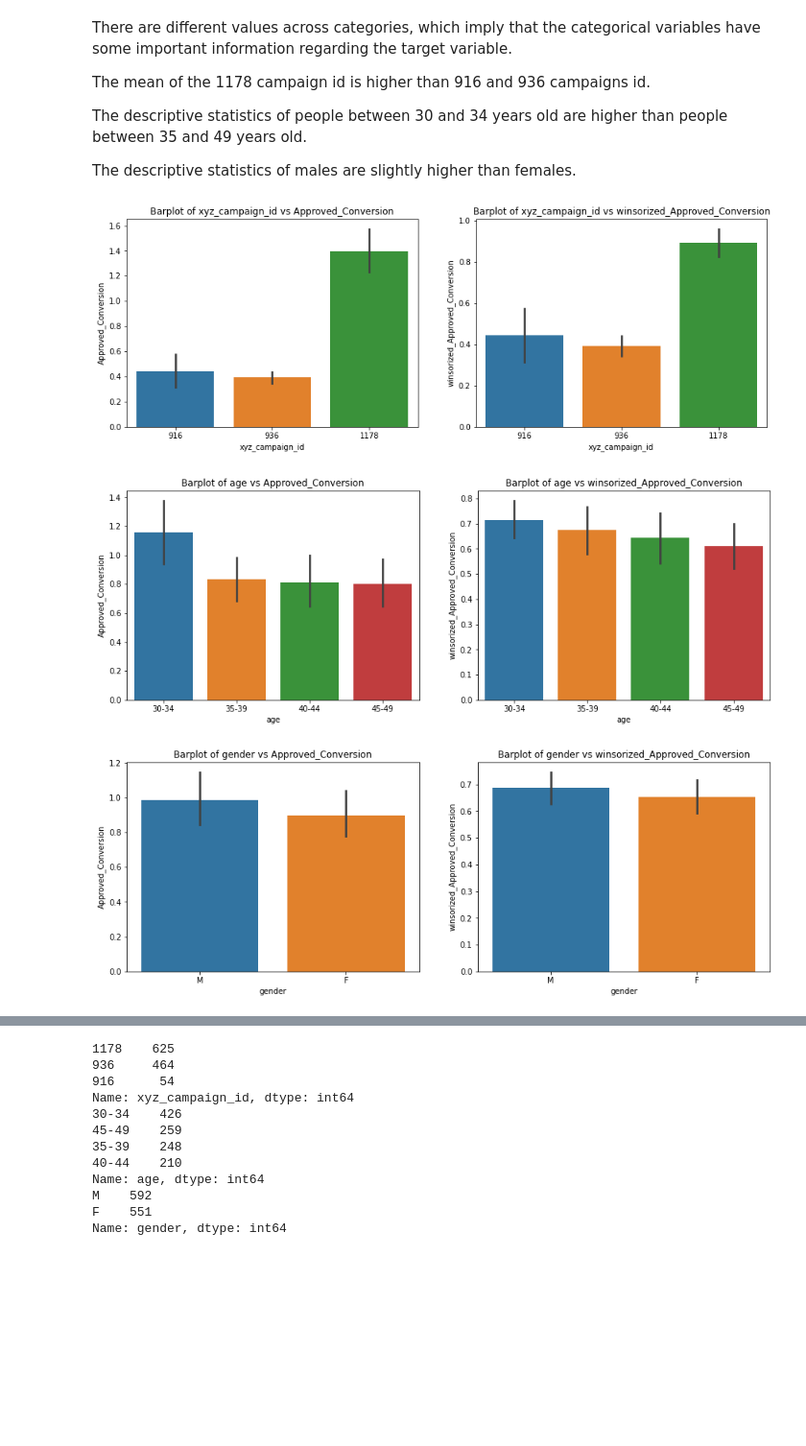
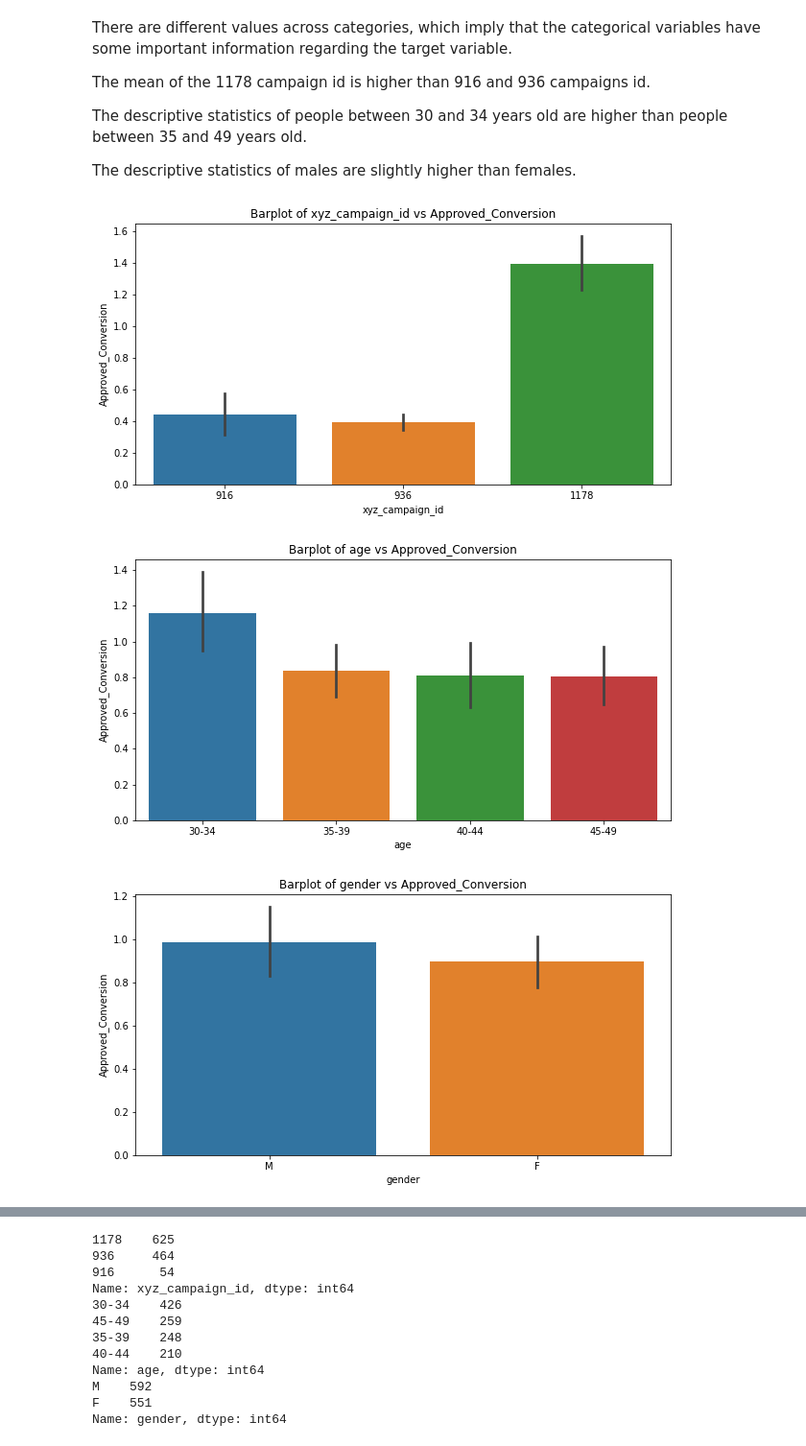
Before and after one commit to omaroscar-10/Product-Sales-Prediction, a Jupyter notebook: Product Sales Prediction.ipynb, the cells around one changed output, grey strips where cells are left out. Shown at 96% size. Saved outputs shown, nothing was run; the diff lists cells and outputs as text; code cells hidden in the pictures; blank space fills up the shorter version.

```diff
--- a/Product Sales Prediction.ipynb
+++ b/Product Sales Prediction.ipynb
@@ -260,13 +178,0 @@ masked_array(data=[1, 0, 0, ..., 0, 2, 2],
-# %%
-# Visualize the winsorized data using a box plot
-df["winsorized_Approved_Conversion"] = winsorize(df["Approved_Conversion"], (0,0.10))
-
-plt.boxplot(df["winsorized_Approved_Conversion"])
-plt.title("Boxplot of winsorized Approved_Conversion (whis=1.5)")
-plt.show()
-
-# Plot a histogram to depict the distribution of the winsorized variable
-
-plt.hist(df["winsorized_Approved_Conversion"])
-plt.title("Histogram of winsorized Approved_Conversion")
-plt.show()
@@ -533,44 +374,24 @@ The descriptive statistics of males are slightly higher than females.
 # %%
 # Visualize the target variable and categorical variables pairs
 
-plt.figure(figsize=(15,5))
+plt.figure(figsize=(10,5))
 
-plt.subplot(1,2,1)
 sns.barplot(df["xyz_campaign_id"], df["Approved_Conversion"])
 plt.title("Barplot of xyz_campaign_id vs Approved_Conversion")
-
-plt.subplot(1,2,2)
-sns.barplot(df["xyz_campaign_id"], df["winsorized_Approved_Conversion"])
-plt.title("Barplot of xyz_campaign_id vs winsorized_Approved_Conversion")
-
 plt.show()
 
+plt.figure(figsize=(10,5))
 
-plt.figure(figsize=(15,5))
-
-plt.subplot(1,2,1)
 sns.barplot(df["age"], df["Approved_Conversion"])
 plt.title("Barplot of age vs Approved_Conversion")
-
-plt.subplot(1,2,2)
-sns.barplot(df["age"], df["winsorized_Approved_Conversion"])
-plt.title("Barplot of age vs winsorized_Approved_Conversion")
-
 plt.show()
 
+plt.figure(figsize=(10,5))
 
-plt.figure(figsize=(15,5))
-
-plt.subplot(1,2,1)
 sns.barplot(df["gender"], df["Approved_Conversion"])
 plt.title("Barplot of gender vs Approved_Conversion")
-
-plt.subplot(1,2,2)
-sns.barplot(df["gender"], df["winsorized_Approved_Conversion"])
-plt.title("Barplot of gender vs winsorized_Approved_Conversion")
-
 plt.show()
 # %% [output]
-[figure, old version]
+[figure, new version]
-[figure, old version]
+[figure, new version]
-[figure, old version]
+[figure, new version]
```
Also changed, not shown: parts of 137 cells of this notebook.
